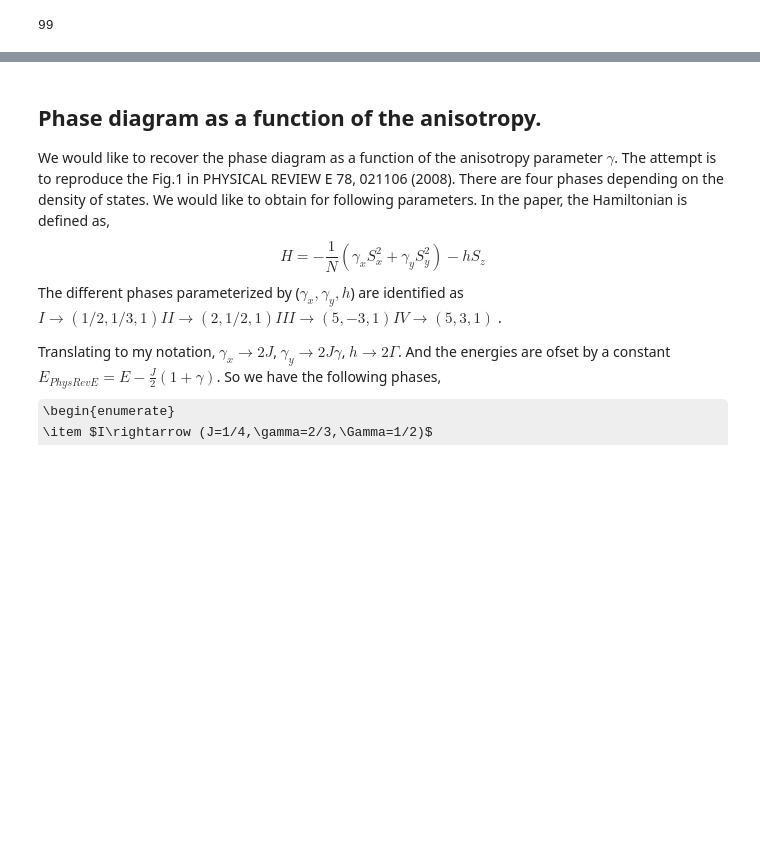
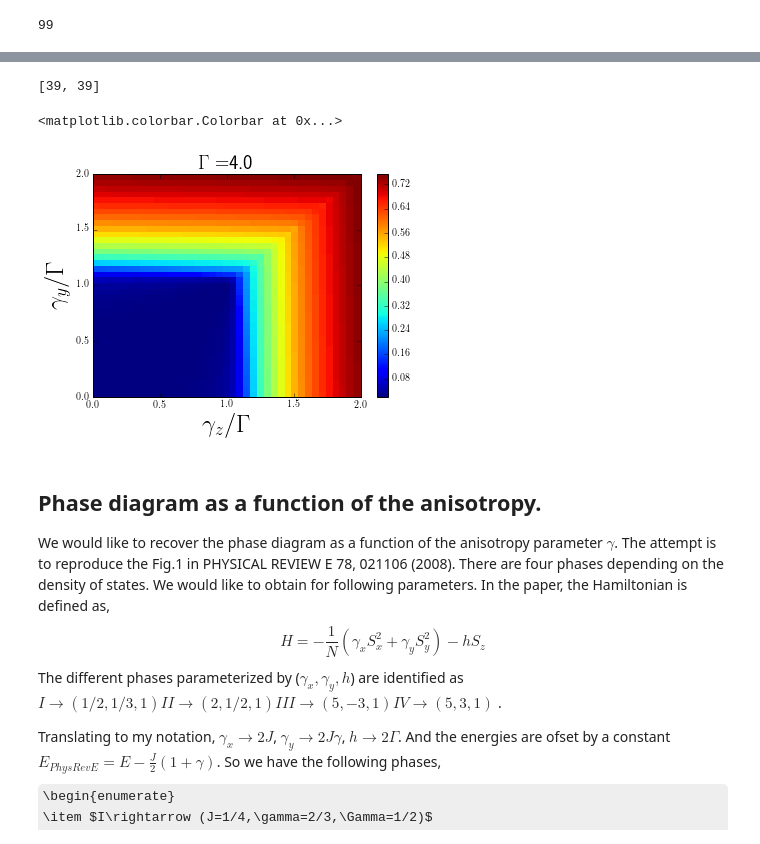
Before and after one commit to paraj003/LMG_quench, a Jupyter notebook: LMG_sim.ipynb, the cells around one changed output, grey strips where cells are left out. Saved outputs shown, nothing was run; the diff lists cells and outputs as text; code cells hidden in the pictures; some formulas as TeX source; blank space fills up the shorter version.

```diff
--- a/LMG_sim.ipynb
+++ b/LMG_sim.ipynb
@@ -91,3 +122,36 @@ Caption: (a)Magnetization as a function of magnetic field with dashed line showi
+# %%
+#calculate magnetization as a function of magnetic field
+#tests magnetizationz2
+Γ=4
+γzarr=np.linspace(0.,2*Γ,40)
+γyarr=np.linspace(0.,2*Γ,40)
+L=100#choose even
+magsqlist=np.ones([np.size(γzarr),np.size(γyarr)])
+criticalmagsqlist=np.ones([np.size(Larr),1])
+for p in range(np.size(γzarr)):
+    for q in range(np.size(γyarr)):
+        print([p,q], end='\r', flush=True)
+        paramvals=LMG.Ham_params(N=L,S=L/2,J=1,γz=γzarr[p],γy=γyarr[q],Γ=Γ)
+        Ham=LMG.LMG_generateHam(paramvals)
+        GSenergy,vec=spla.eigs(Ham,k=1,which="SR")
+        GState=vec[:,0]
+        magsqlist[p,q]=LMG.magnetizationϕ2(GState,paramvals,1,0)+LMG.magnetizationϕ2(GState,paramvals,0,1)
+# %% [output]
+[39, 39]
+# %%
+plt.figure(figsize=(6,4))
+plt.title("$\\Gamma=$"+str(paramvals.Γ),fontsize=20)
+X,Y = np.meshgrid(γzarr,γyarr)
+
+plt.pcolormesh(X/Γ,Y/Γ,magsqlist)
+plt.xlabel("$\gamma _z/\Gamma$",fontsize=25)
+plt.ylabel("$\gamma_y/\Gamma$",fontsize=25)
+#plt.xticks(max(γzarr))
+#plt.yticks(range(len(γyarr)), γyarr)
+plt.colorbar()
+# %% [output]
+<matplotlib.colorbar.Colorbar at 0x...>
+[figure, added]
 # %% [markdown]
 ## Phase diagram as a function of the anisotropy.
 We would like to recover the phase diagram as a function of the anisotropy parameter $\gamma$. The attempt is to reproduce the Fig.1 in PHYSICAL REVIEW E 78, 021106 (2008). There are four phases depending on the density of states. We would like to obtain for following parameters. In the paper, the Hamiltonian is defined as,
```
Also changed, not shown: parts of 14 cells of this notebook.
